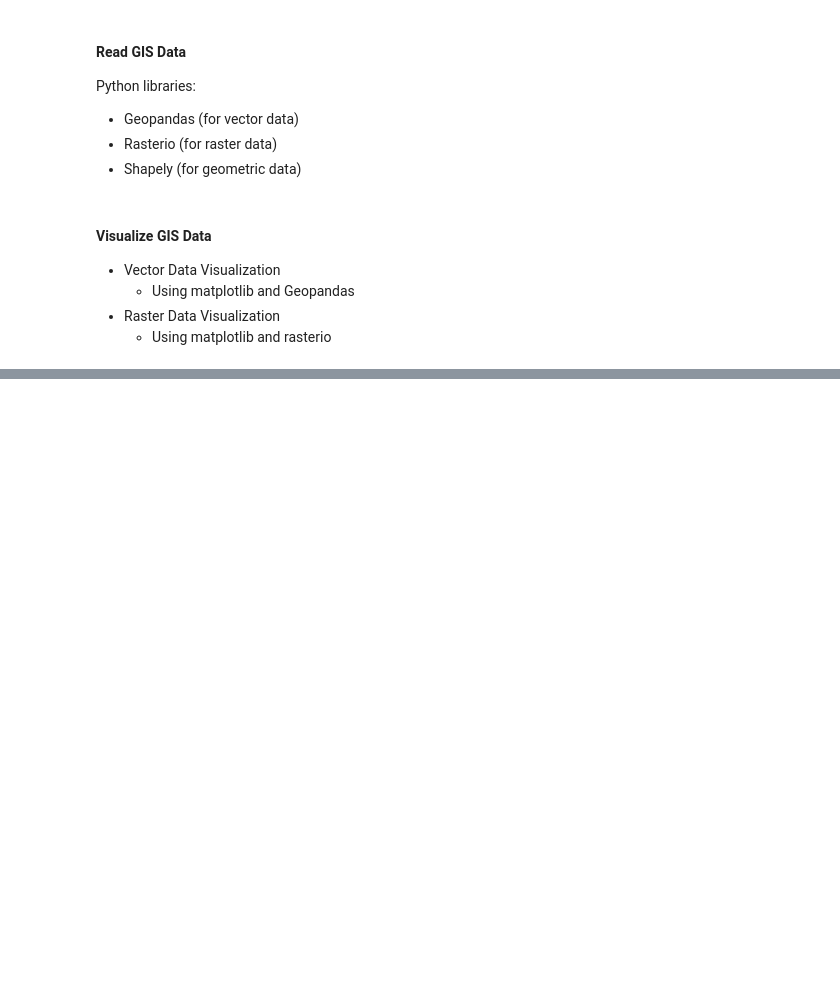
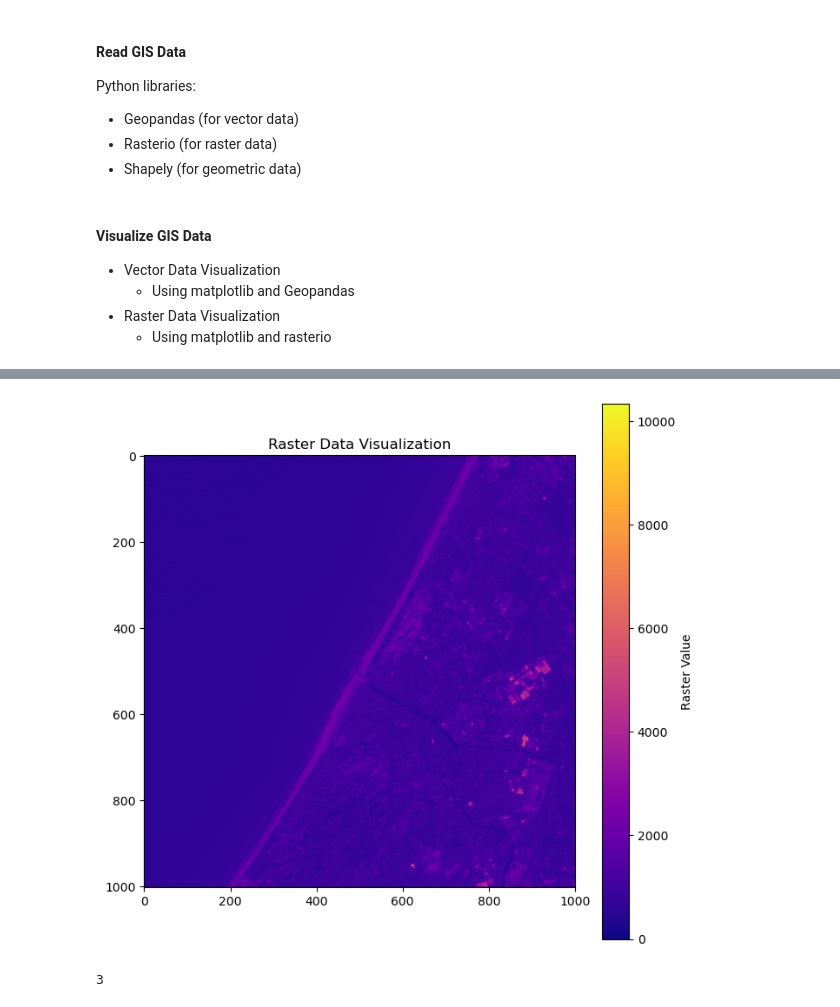
Before and after one commit to anita00001/DataScience-and-ML, a Jupyter notebook: Phase_1/Section_3/Day_003/gis.ipynb, the cells around one changed output, grey strips where cells are left out. Cells and saved outputs as stored; diff of their text form; code cells hidden in the pictures; blank space fills up the shorter version.

```diff
--- a/Phase_1/Section_3/Day_003/gis.ipynb
+++ b/Phase_1/Section_3/Day_003/gis.ipynb
@@ -59,0 +201,17 @@ Python libraries:
+# %%
+raster_bd2 = src.read(2)
+# %%
+# plot the raster data
+plt.figure(figsize=(8,8))
+plt.imshow(raster_bd2, cmap='plasma')
+plt.colorbar(label='Raster Value')
+plt.title('Raster Data Visualization')
+plt.show()
+# %% [output]
+[figure, added]
+# %%
+# Number of bands in the raster file
+num_bands = src.count
+num_bands
+# %% [output]
+3
```
Also changed, not shown: parts of 23 cells of this notebook, 6 other files.
